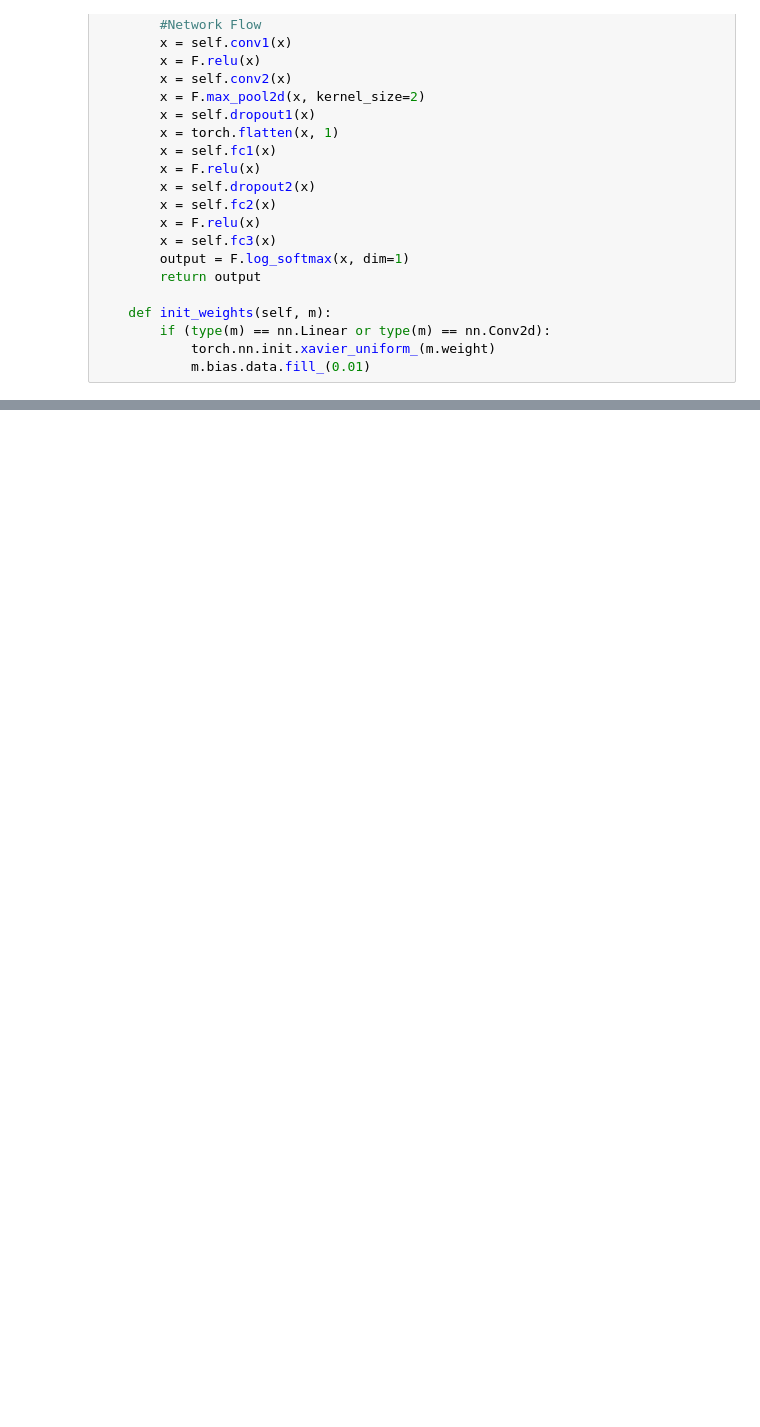
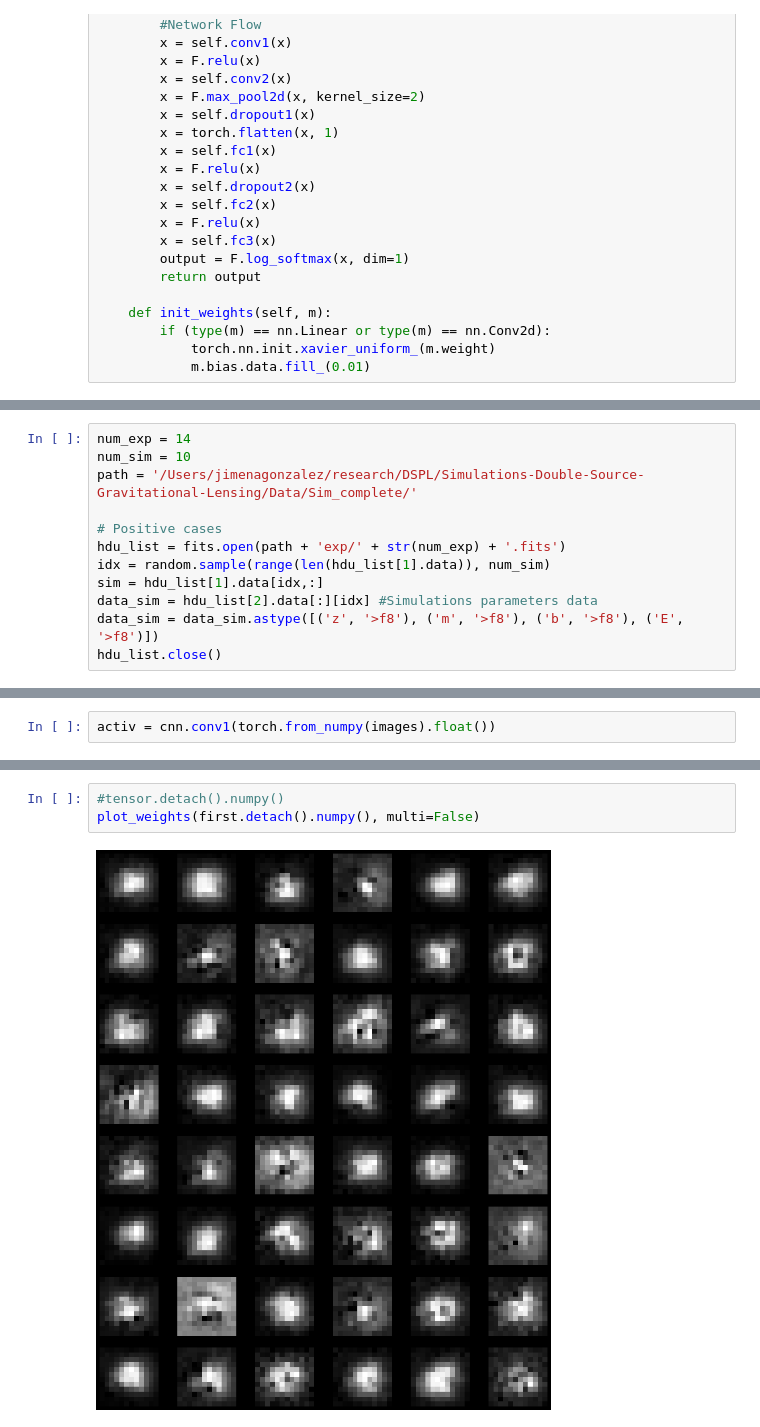
Before and after one commit to JimenaGonzalez/Searching-double-lenses, a Jupyter notebook: Visualization.ipynb, the cells around one changed output, grey strips where cells are left out. Cells and saved outputs as stored; diff of their text form; blank space fills up the shorter version.

```diff
--- a/Visualization.ipynb
+++ b/Visualization.ipynb
@@ -207,0 +147,12 @@ KeyboardInterrupt:
+# %%
+num_exp = 14
+num_sim = 10
+path = '/Users/jimenagonzalez/research/DSPL/Simulations-Double-Source-Gravitational-Lensing/Data/Sim_complete/'
+
+# Positive cases
+hdu_list = fits.open(path + 'exp/' + str(num_exp) + '.fits')
+idx = random.sample(range(len(hdu_list[1].data)), num_sim)
+sim = hdu_list[1].data[idx,:]
+data_sim = hdu_list[2].data[:][idx] #Simulations parameters data
+data_sim = data_sim.astype([('z', '>f8'), ('m', '>f8'), ('b', '>f8'), ('E', '>f8')])
+hdu_list.close()
@@ -207,0 +166,2 @@ KeyboardInterrupt:
+# %%
+activ = cnn.conv1(torch.from_numpy(images).float())
@@ -207,0 +179,5 @@ KeyboardInterrupt:
+# %%
+#tensor.detach().numpy()
+plot_weights(first.detach().numpy(), multi=False)
+# %% [output]
+[figure, added]
```
Also changed, not shown: parts of 15 cells of this notebook, 1 other file.
